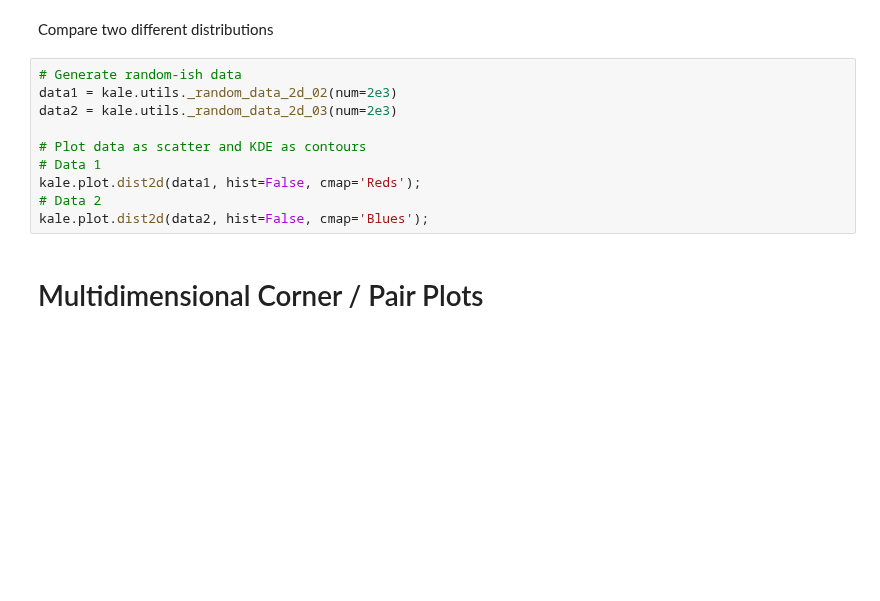
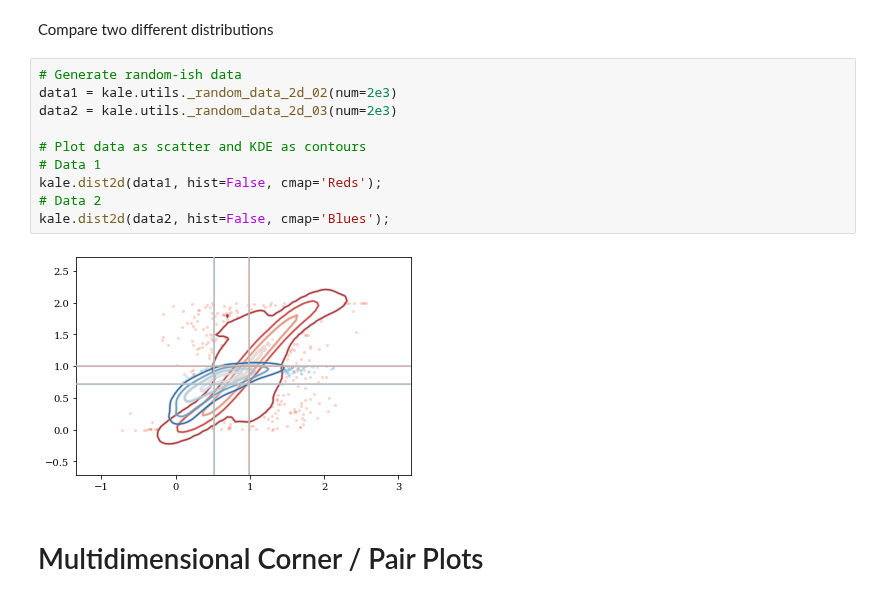
Before and after one commit to lzkelley/kalepy, a Jupyter notebook: notebooks/plotting.ipynb, the cells around one changed output. Saved outputs shown, nothing was run; the diff lists cells and outputs as text; blank space fills up the shorter version.

```diff
--- a/notebooks/plotting.ipynb
+++ b/notebooks/plotting.ipynb
@@ -175,13 +185,15 @@ Compare two different distributions
 # %%
 # Generate random-ish data
 data1 = kale.utils._random_data_2d_02(num=2e3)
 data2 = kale.utils._random_data_2d_03(num=2e3)
 
 # Plot data as scatter and KDE as contours
 # Data 1
-kale.plot.dist2d(data1, hist=False, cmap='Reds');
+kale.dist2d(data1, hist=False, cmap='Reds');
 # Data 2
-kale.plot.dist2d(data2, hist=False, cmap='Blues');
+kale.dist2d(data2, hist=False, cmap='Blues');
+# %% [output]
+[figure, added]
 # %% [markdown]
 # Multidimensional Corner / Pair Plots
 # %% [markdown]
```
Also changed, not shown: parts of 16 cells of this notebook, 2 other files.
